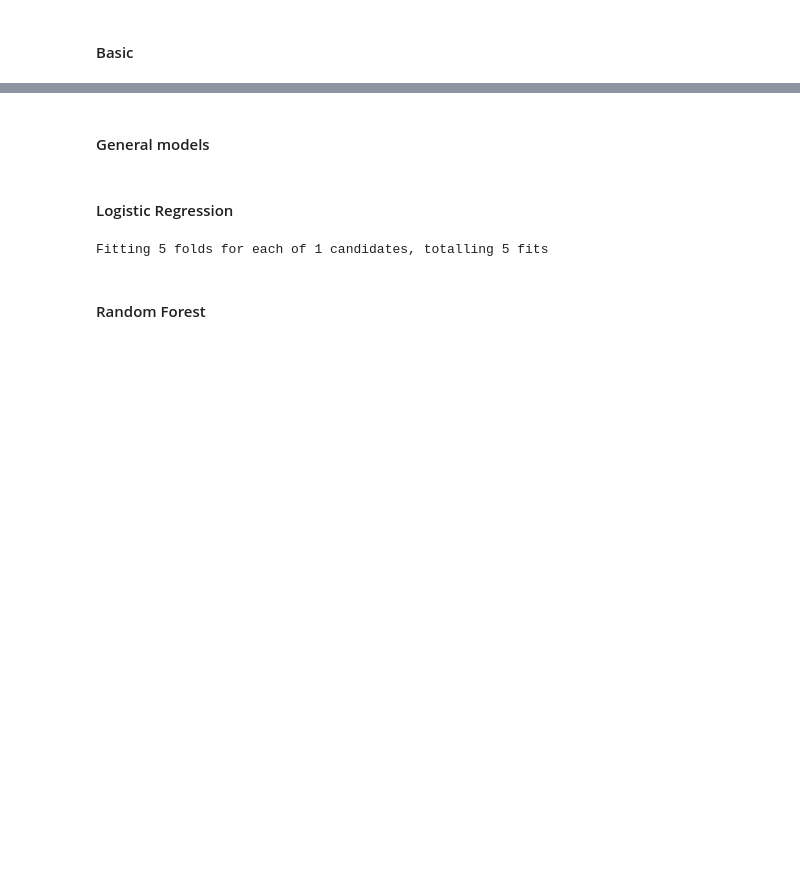
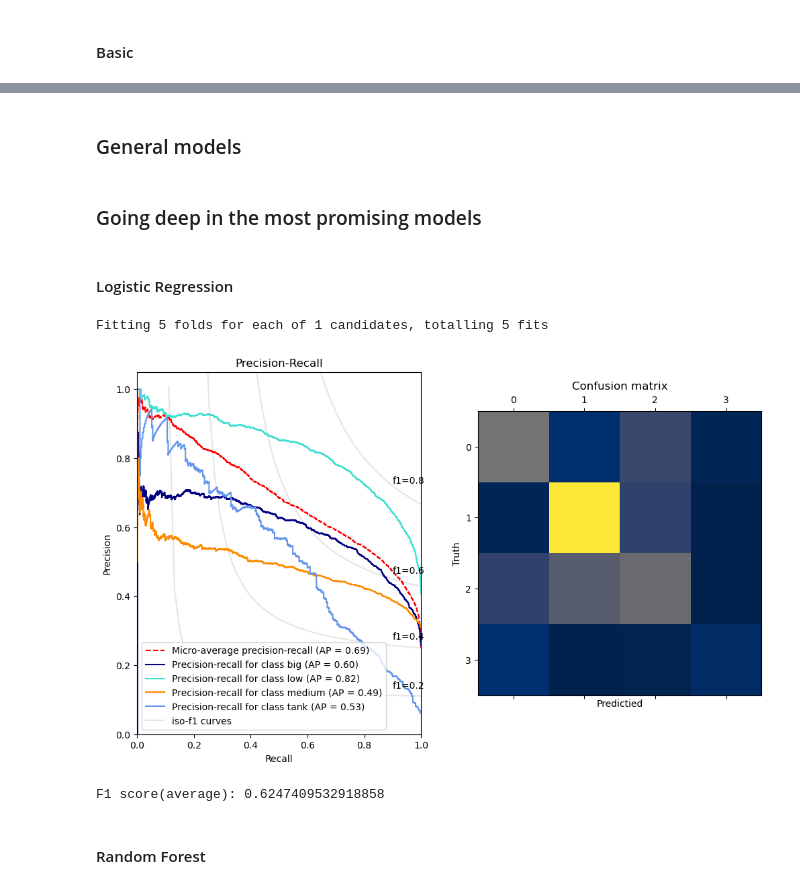
Before and after one commit to joaquimcarreira/movie, a Jupyter notebook: model.ipynb, the cells around one changed output, grey strips where cells are left out. Drawn from its saved outputs; the diff is of its cells as text; code cells hidden in the pictures; blank space fills up the shorter version.

```diff
--- a/model.ipynb
+++ b/model.ipynb
@@ -549,14 +532,0 @@ df_train
-# %%
-dates_transformer = Pipeline(steps=[("create_features",Dates_enginering("date_published")),
-                                ("encode",OrdinalEncoder())])
-cat_transformer = OrdinalEncoder()
-num_transformer = StandardScaler()
-lr_preprocessor = ColumnTransformer([
-    ("encode_cat",cat_transformer,COLS_TO_ENCODE),
-    ("dates",dates_transformer,"date_published"),
-    ("num",num_transformer,["budget_adj","duration"])
-])
-rf = RandomForestClassifier(max_depth=90,min_samples_split=4)
-pipe = Pipeline(steps=[("dates",dates_transformer),("cat",cat_transformer),("num",num_transformer),("clf",rf)])
-pipe.fit(df_train,y_train)
-scores = cross_val_predict(pipe,df_train,y_train)
@@ -571,5 +533,5 @@ AttributeError: 'Dates_enginering' object has no attribute 'n_features_in_'
 # %% [markdown]
-#### General models
+### General models
 # %%
 scores = dict()
 
@@ -643,36 +605,40 @@ lgbm = OneVsRestClassifier(Pipeline(steps=[("preprocessor",lgbm_preprocessor),
 lgbm_scores = cross_val_predict(lgbm,df_train,y_train,
                                    method="predict_proba")
 scores["lgbm"] = lgbm_scores
+# %% [markdown]
+### Going deep in the most promising models
 # %% [markdown]
 #### Logistic Regression
 # %%
 dates_transformer = Pipeline(steps=[("create_features",Dates_enginering("date_published")),
                                 ("encode",OneHotEncoder(handle_unknown="ignore"))])
 cat_transformer = OneHotEncoder(handle_unknown="ignore")
 num_transformer = StandardScaler()
 log_preprocessor = ColumnTransformer([
     ("encode_cat",cat_transformer,COLS_TO_ENCODE),
     ("dates",dates_transformer,"date_published"),
     ("num",num_transformer,["budget_adj","duration"])
 ])
 
 C = [0.15]
 l1_ratio = [0.1]
-param_grid = dict(estimator__clf__l1_ratio=l1_ratio,
-                  estimator__clf__C=C)
+param_grid = dict(clf__l1_ratio=l1_ratio,
+                  clf__C=C)
 
 log_reg = Pipeline(steps=[("preprocessor",log_preprocessor),
-                        ("clf",LogisticRegression(max_iter=500,penalty="elasticnet",solver="saga"))])
+                        ("clf",LogisticRegression(max_iter=700,penalty="elasticnet",solver="saga"))])
 log_grid = GridSearchCV(log_reg,param_grid=param_grid,cv=5,n_jobs=-1,verbose=3)
 log_grid.fit(df_train,y_train)
 #scores["log_reg"]= log_reg_scores
-#mejor primer tirada: C:0.1,l1_ratio:0
-#mejor segunda tirada : C:0.15, l1_ratio:0.1
+#best first try: C:0.1,l1_ratio:0
+#best second try : C:0.15, l1_ratio:0.1
 
 models["log_reg"] = log_grid.best_estimator_
 get_results(models["log_reg"],df_train,y_train)
 # %% [output]
 Fitting 5 folds for each of 1 candidates, totalling 5 fits
+[figure, added]
+F1 score(average): 0.6247409532918858
 # %% [markdown]
 #### Random Forest
 # %%
```
Also changed, not shown: parts of 17 cells of this notebook.
